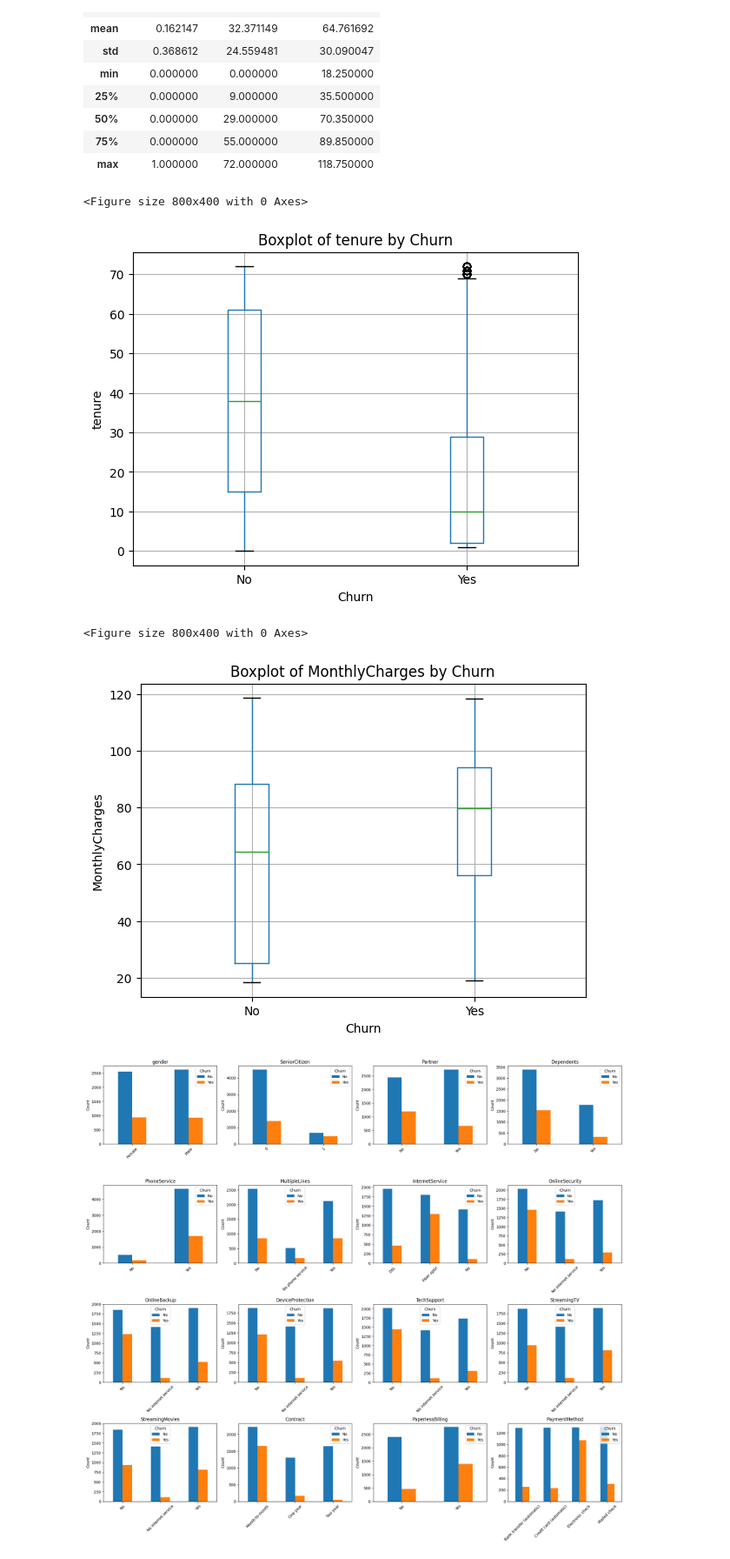
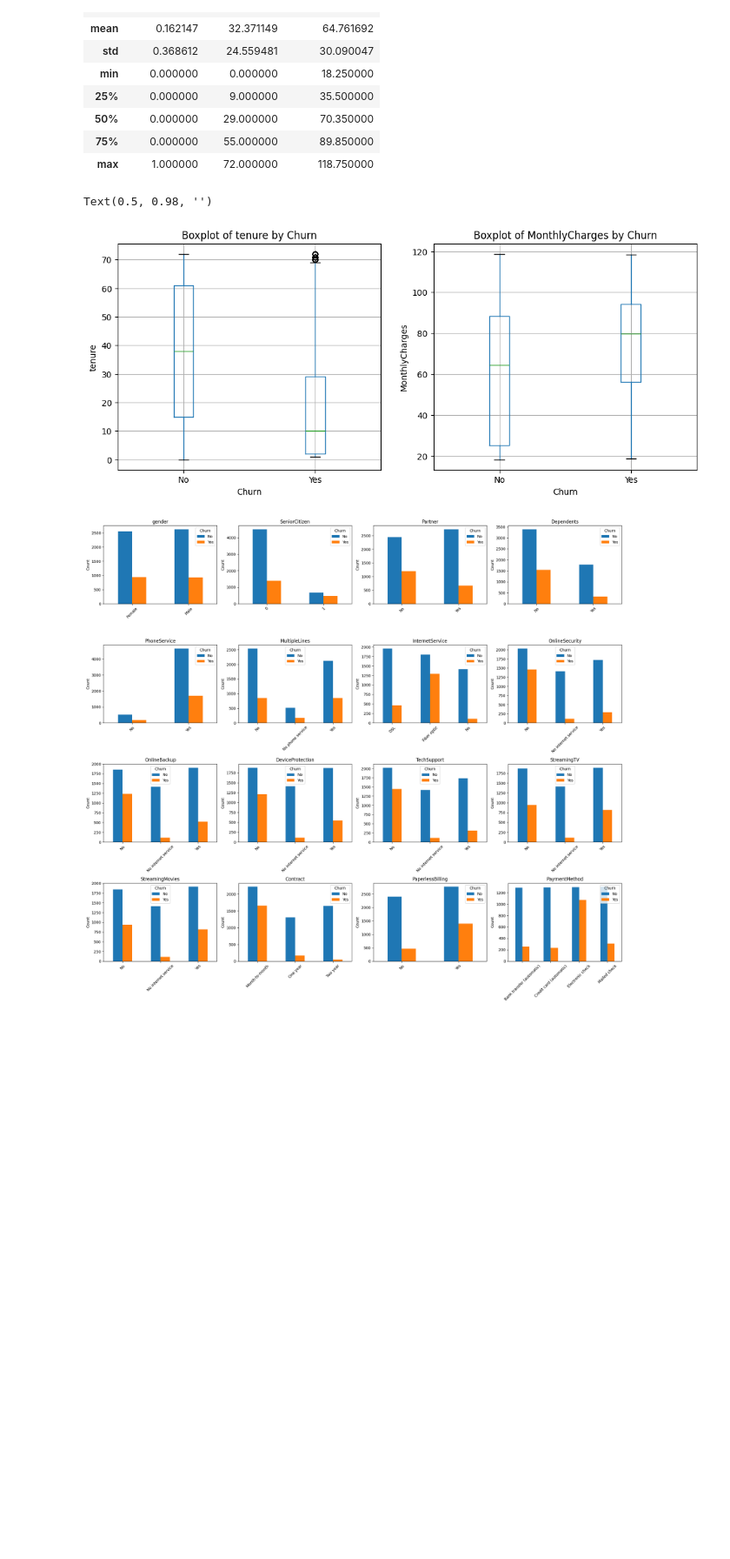
Before and after one commit to siddmkrj/telco_churn_detection, a Jupyter notebook: churn_detection.ipynb, the cells around one changed output. Shown: that part at 87% size. Cells and saved outputs as stored; diff of their text form; code cells hidden in the pictures; blank space fills up the shorter version.

```diff
--- a/churn_detection.ipynb
+++ b/churn_detection.ipynb
@@ -90,20 +89,18 @@ df.describe()
 # %%
 num_cols = ['tenure', 'MonthlyCharges']
 
+fig, axes = plt.subplots(1, 2, figsize=(12, 5))
+
 # plot numerical columns vs Churn
-for col in num_cols:
-    plt.figure(figsize=(8, 4))
-    df.boxplot(column=col, by='Churn')
-    plt.title(f'Boxplot of {col} by Churn')
-    plt.suptitle('')
-    plt.xlabel('Churn')
-    plt.ylabel(col)
-    plt.show()
+for i, col in enumerate(num_cols):
+    df.boxplot(column=col, by='Churn', ax=axes[i])
+    axes[i].set_title(f'Boxplot of {col} by Churn')
+    axes[i].set_xlabel('Churn')
+    axes[i].set_ylabel(col)
+plt.suptitle('')
 # %% [output]
-<Figure size 800x400 with 0 Axes>
+Text(0.5, 0.98, '')
-[figure, old version]
+[figure, new version]
-<Figure size 800x400 with 0 Axes>
-[figure, removed]
 # %%
 cat_cols = [
     "gender", "SeniorCitizen", "Partner", "Dependents",
```
Also changed, not shown: parts of 2 cells of this notebook.
